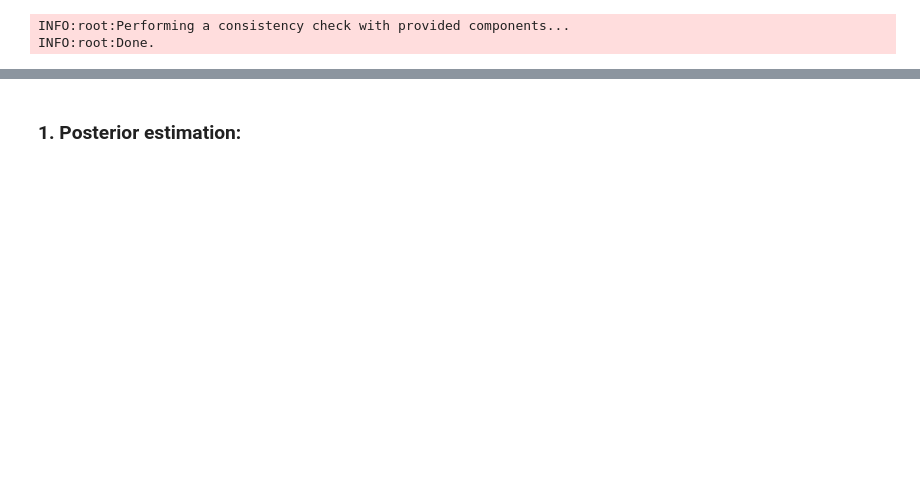
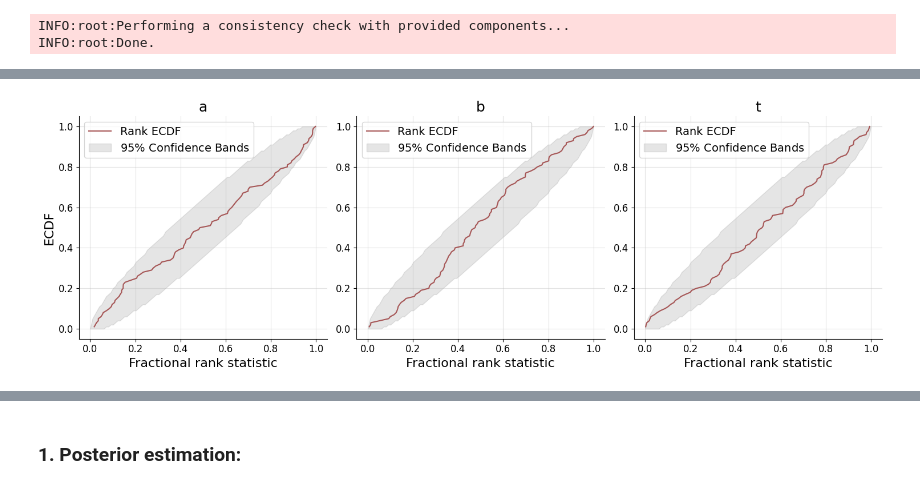
Before and after one commit to alexeykosh/2023-slovotvir-reuse-analysis, a Jupyter notebook: src/inference.ipynb, the cells around one changed output, grey strips where cells are left out. Saved outputs shown, nothing was run; the diff lists cells and outputs as text; code cells hidden in the pictures; blank space fills up the shorter version.

```diff
--- a/src/inference.ipynb
+++ b/src/inference.ipynb
@@ -145,0 +146,3 @@ INFO:root:The ratio of simulations / posterior draws should be > 20 for reliable
+# %%
+# Generate some validation data
+validation_sims = trainer.configurator(model(batch_size=100))
@@ -145,0 +152,5 @@ INFO:root:The ratio of simulations / posterior draws should be > 20 for reliable
+# %%
+# Create ECDF plot
+f = diag.plot_sbc_ecdf(post_samples, validation_sims["parameters"], param_names=prior.param_names)
+# %% [output]
+[figure, added]
```
Also changed, not shown: parts of 17 cells of this notebook, 2 other files.
